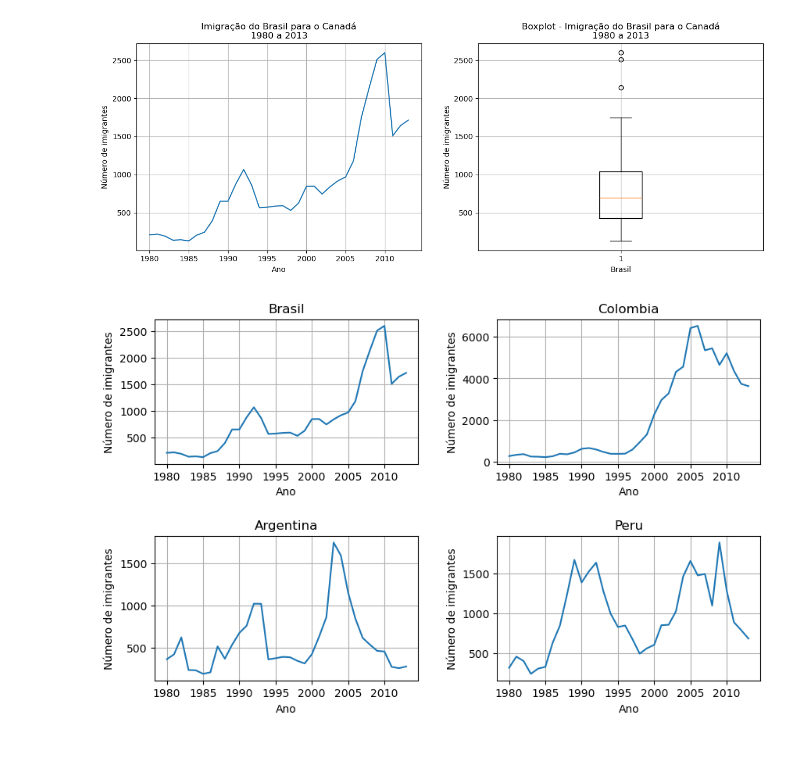
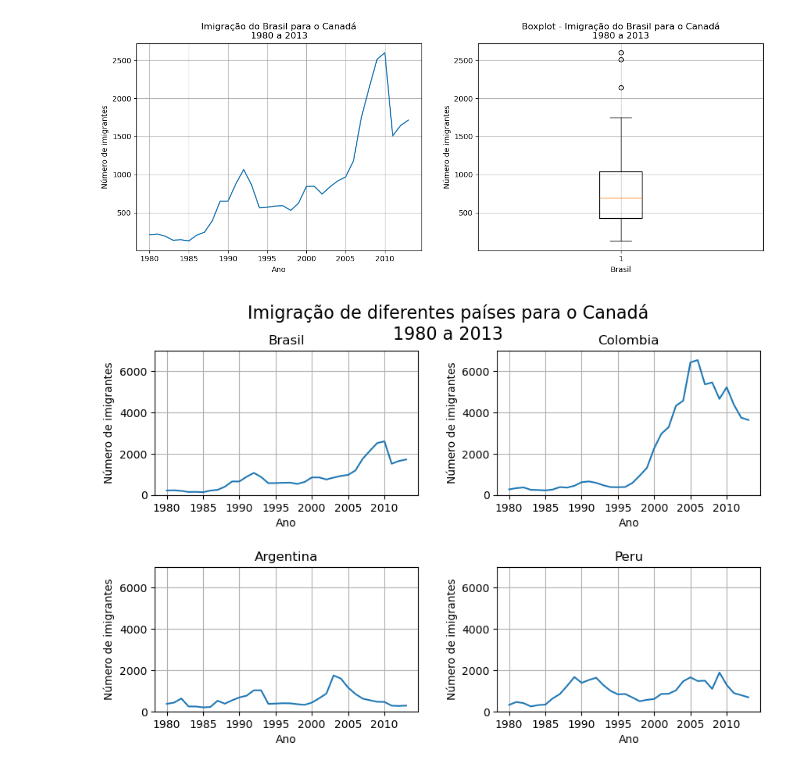
Before and after one commit to emersonsantosgithub/Caderno_Visualiza-o, a Jupyter notebook: caderno_visualizacao.ipynb, the cells around one changed output. Saved outputs shown, nothing was run; the diff lists cells and outputs as text; code cells hidden in the pictures.

```diff
--- a/caderno_visualizacao.ipynb
+++ b/caderno_visualizacao.ipynb
@@ -55,9 +55,11 @@ são adicionados com set_xlabel(), set_ylabel() e set_title(). Por fim, o gráfi
 
 fig, ax = plt.subplots(figsize=(8, 4))  # Criando a figura (fig) e o eixo (ax) com tamanho definido
 ax.plot(dados_brasil['ano'], dados_brasil['imigrantes'])  # Plotando os dados: anos no eixo X e número de imigrantes no eixo Y
-ax.set_title("Imigração do Brasil para o Canadá \n1980 a 2013")  # Adicionando título com quebra de linha (\n) para subtítulo
+ax.set_title("Imigração do Brasil para o Canadá \n1980 a 2013",fontsize=18)  # Adicionando título com quebra de linha (\n) para subtítulo
 ax.xaxis.set_major_locator(plt.MultipleLocator(5))  # Definindo intervalo de 5 anos no eixo X
-ax.set_xlabel("Ano")  # Adicionando rótulo ao eixo X
-ax.set_ylabel("Número de imigrantes")  # Adicionando rótulo ao eixo Y
+ax.set_xlabel("Ano",fontsize=16)  # Adicionando rótulo ao eixo X
+ax.set_ylabel("Número de imigrantes",fontsize=16)  # Adicionando rótulo ao eixo Y
+ax.xaxis.set_tick_params(labelsize=12)
+ax.yaxis.set_tick_params(labelsize=12)  # Rotacionando os rótulos do eixo X em 45 graus para melhor legibilidade
 plt.show()  # Exibindo o gráfico
 # %% [output]
@@ -88,31 +90,44 @@ plt.show()  # Exibindo os gráficos
 # %%
 fig, axs= plt.subplots(2,2,figsize=(10,6))
 fig.subplots_adjust(hspace=0.5, wspace=0.3)
+
+fig.suptitle("Imigração de diferentes países para o Canadá\n1980 a 2013", fontsize=16)
+
+# Criando gráficos de linha para diferentes países
 
 axs[0,0].plot(df.loc['Brazil', anos])
 axs[0,0].set_title("Brasil")
 
 axs[0,1].plot(df.loc['Colombia', anos])
 axs[0,1].set_title("Colombia")
 
 axs[1,0].plot(df.loc['Argentina', anos])
 axs[1,0].set_title("Argentina")
 
 axs[1,1].plot(df.loc['Peru', anos])
 axs[1,1].set_title("Peru")
 
 for ax in axs.flat:
     ax.xaxis.set_major_locator(plt.MultipleLocator(5))
 
-
-
+# Ajustando os rótulos dos eixos e adicionando grade
 
 for ax in axs.flat:
     ax.set_xlabel("Ano")
     ax.set_ylabel("Número de imigrantes")
     ax.grid()
 
+# Definindo os limites do eixo y para todos os gráficos
+
+ymin = 0
+ymax = 7000
+
+for ax in axs.ravel():
+    ax.set_ylim(ymin, ymax)
+
+
+
 
 plt.show()
 # %% [output]
-[figure, old version]
+[figure, new version]
```
Also changed, not shown: parts of 1 cell of this notebook.
